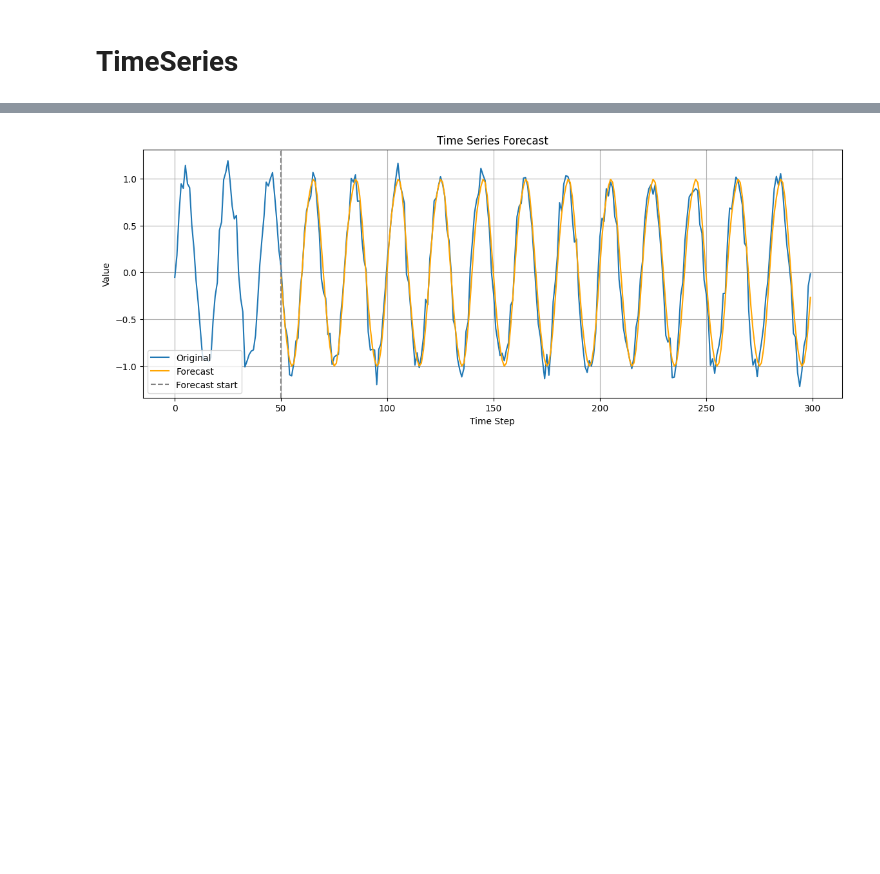
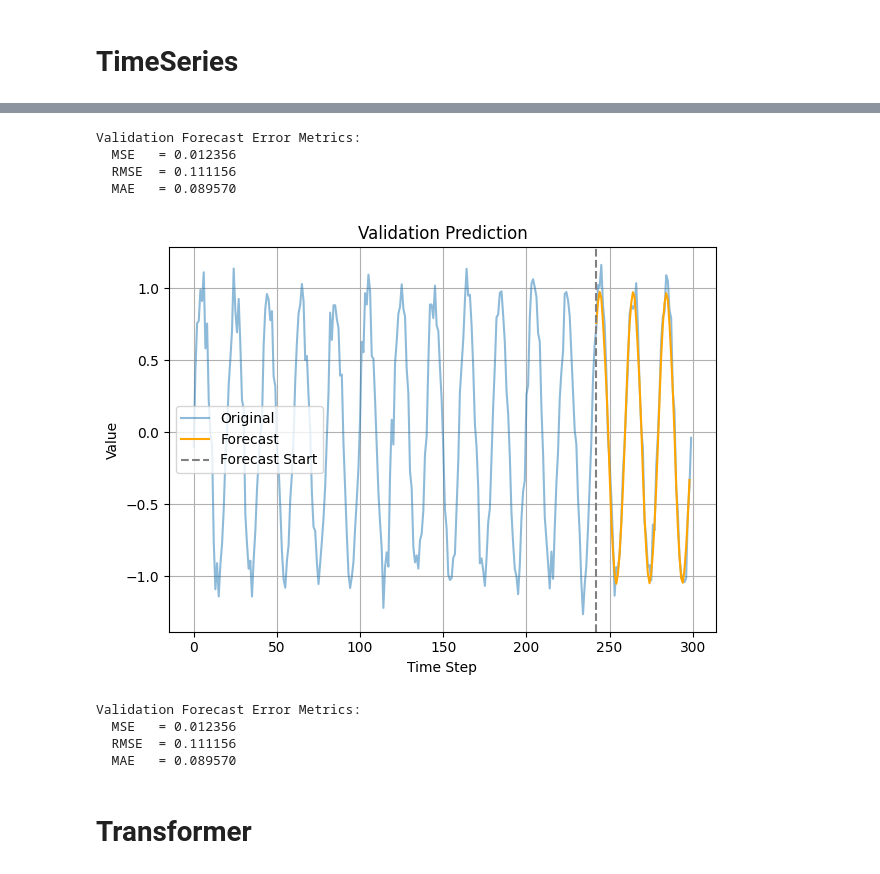
Before and after one commit to lseman/foreblocks, a Jupyter notebook: examples.ipynb, the cells around one changed output, grey strips where cells are left out. Saved outputs shown, nothing was run; the diff lists cells and outputs as text; code cells hidden in the pictures; blank space fills up the shorter version.

```diff
--- a/examples.ipynb
+++ b/examples.ipynb
@@ -16,7 +16,7 @@ import matplotlib.pyplot as plt
 # Generate synthetic time series data
 np.random.seed(42)
 n_samples = 200
-timestamps = pd.date_range(start='2023-01-01', periods=n_samples, freq='H')
+timestamps = pd.date_range(start='2023-01-01', periods=n_samples, freq='h')
 
 # Create a time series with trend, seasonality, and noise
 t = np.linspace(0, 4*np.pi, n_samples)
@@ -151,10 +145,12 @@ def create_sliding_windows(series, input_len, output_len):
 X, Y = create_sliding_windows(time_series, seq_len, target_len)
 train_size = int(0.8 * len(X))
 X_train, Y_train = X[:train_size], Y[:train_size]
+X_val, Y_val = X[train_size:], Y[train_size:]
 
 # create DataLoader
 from torch.utils.data import DataLoader, TensorDataset
 train_dataset = TensorDataset(X_train, Y_train)
 train_loader = DataLoader(train_dataset, batch_size=32, shuffle=True)
-trainer.train(train_loader)
+data = trainer.train(train_loader)
+metrics = trainer.metrics(X_val, y_val)
 # %% [output]
@@ -184,32 +163,15 @@ trainer.plot_learning_curves()
 [figure]
 # %%
-# 5. Forecast the full sequence autoregressively
-model.eval()
-input_seq = time_series[:seq_len].unsqueeze(0)  # [1, seq_len, 1]
-forecast = []
-
-
-device = torch.device("cuda" if torch.cuda.is_available() else "cpu")
-with torch.no_grad():
-    for _ in range((total_len - seq_len) // target_len):
-        input_seq = input_seq.to(device)
-        pred = model(input_seq, None)
-        forecast.append(pred.squeeze(0))  # [target_len, 1]
-        input_seq = torch.cat([input_seq[:, target_len:], pred], dim=1)
-
-forecast = torch.cat(forecast, dim=0).squeeze().cpu().numpy()
-ground_truth = time_series[seq_len:seq_len + len(forecast)].squeeze().numpy()
-
-# 6. Plot results
-plt.figure(figsize=(14, 5))
-plt.plot(np.arange(len(time_series)), time_series.numpy(), label="Original")
-plt.plot(np.arange(seq_len, seq_len + len(forecast)), forecast, label="Forecast", color="orange")
-plt.axvline(x=seq_len, color="gray", linestyle="--", label="Forecast start")
-plt.legend()
-plt.title("Time Series Forecast")
-plt.xlabel("Time Step")
-plt.ylabel("Value")
-plt.grid(True)
-plt.show()
+trainer.plot_prediction(X_val, Y_val, full_series=time_series, offset=train_size)
 # %% [output]
+Validation Forecast Error Metrics:
+  MSE   = 0.012356
+  RMSE  = 0.111156
+  MAE   = 0.089570
-[figure, old version]
+[figure, new version]
+Validation Forecast Error Metrics:
+  MSE   = 0.012356
+  RMSE  = 0.111156
+  MAE   = 0.089570
+# %% [markdown]
+# Transformer
```
Also changed, not shown: parts of 5 cells of this notebook, 4 other files.
